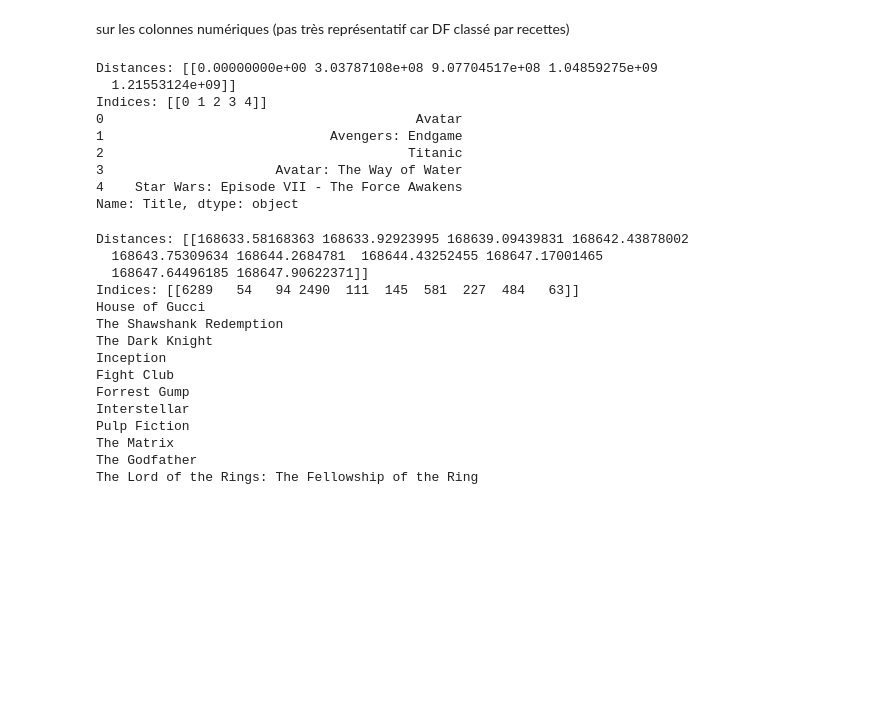
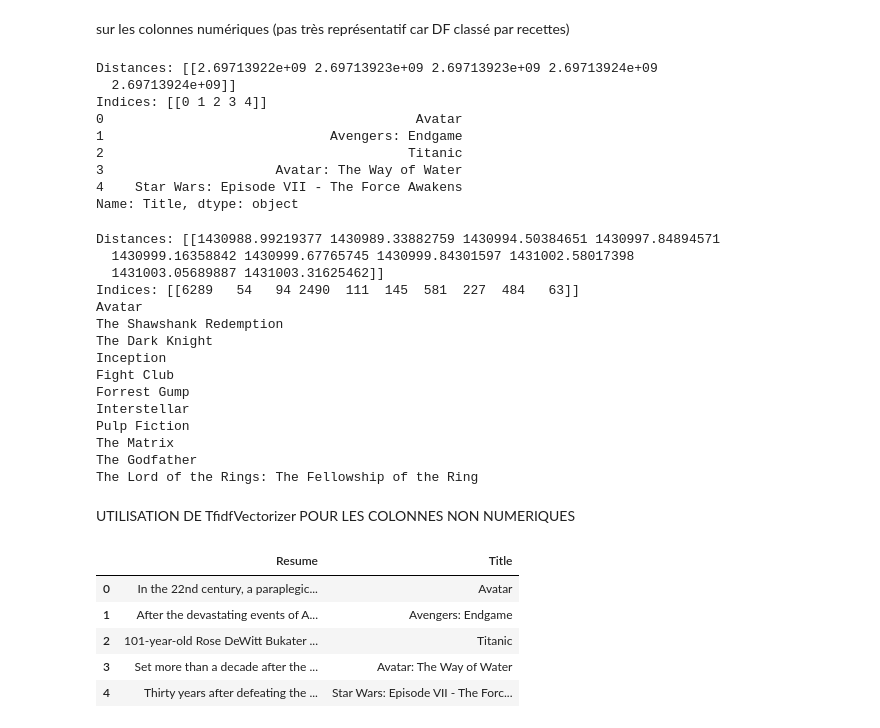
Before and after one commit to Jean-Patrick-Alcolea/Projet-2, a Jupyter notebook: notebooks/exploration KNN Antoine.ipynb, the cells around one changed output. Drawn from its saved outputs; the diff is of its cells as text; code cells hidden in the pictures; blank space fills up the shorter version.

```diff
--- a/notebooks/exploration KNN Antoine.ipynb
+++ b/notebooks/exploration KNN Antoine.ipynb
@@ -44,0 +26,26 @@ data_copy = data
+# %%
+def clean_row(row):
+    return row.replace("[", "").replace("]", "").replace("'", "")
+data_copy.drop(columns= ['Profit','Revenue', 'Budget'], inplace=True) #trop de valeurs manquantes, DF faussé
+data_copy['ProductionCountries'] = data_copy['ProductionCountries'].apply(lambda x: 'Unknown' if x =='\\N' else x)
+data_copy['Writers'] = data_copy['Writers'].apply(lambda x: 'Unknown' if x== '\\N'  else x)
+data_copy['Resume'] = data_copy['Resume'].apply(lambda x: 'Unknown' if x == '\\N'  else x)
+data_copy['Poster'] = data_copy['Poster'].apply(lambda x: 'Unknown' if x == '\\N'  else x)
+#nettoyage de la colonne Year (il semblerait qu'il y ait qu'une ligne avec une valeur '\N')
+data_copy['Year'] = data_copy['Year'].replace('\\N', np.nan)
+data_copy = data_copy.dropna(subset=['Year'])
+#On convertit la colonne Year en int pour pouvoir l'utiliser dans le modèle
+data_copy['Year'] = data_copy['Year'].astype(int)
+data_copy['Resume'].fillna('Unknown', inplace=True)
+df_runtime = data_copy[data_copy['Runtime'] != '\\N']
+df_runtime['Runtime'] = df_runtime['Runtime'].astype(int)
+data_copy['Runtime'] = data_copy['Runtime'].apply(lambda x: df_runtime['Runtime'].median() if x == '\\N' else x)
+data_copy['Runtime'] = data_copy['Runtime'].astype(int)
+data_copy['Runtime'].describe()
+data_copy['ProductionCountries'].fillna('Unknown', inplace=True)
+data_copy['ProductionCountries'] = data_copy['ProductionCountries'].apply(clean_row)
+data_copy['ProductionCompanies'] = data_copy['ProductionCompanies'].apply(clean_row)
+data_copy['ProductionCountries'] = data_copy['ProductionCountries'].apply(
+    lambda x: ', '.join(dict.fromkeys(str(x).split(', ')))
+)
+data_copy['Writers'].fillna('Unknown', inplace=True)
@@ -76,8 +110,3 @@ data_copy['ProductionCountries'] = data_copy['ProductionCountries'].apply(lambda
-# %%
-#Remplacer les valeurs manquantes des colonnes Writers, Resume, Poster
-data_copy['Writers'] = data_copy['Writers'].apply(lambda x: ['Unknown'] if pd.isna(x) else x)
-data_copy['Resume'] = data_copy['Resume'].apply(lambda x: ['Unknown'] if pd.isna(x) else x)
-data_copy['Poster'] = data_copy['Poster'].apply(lambda x: ['Unknown'] if pd.isna(x) else x)
 # %%
 data_copy['Resume'].sample(10)
 # %% [output]
@@ -156,7 +180,9 @@ les résultats indiquent que le knn fonctionnent mais ne sert à rien puisque ba
 # %% [markdown]
 une fois les indices trouvés : boucle pour afficher le poster
 # %%
-url = 'https://image.tmdb.org/t/p/w500'
-for i in indices:
-    print(url+data_copy['Poster'].iloc[i])
+pd.options.display.max_rows = 999
+url = 'https://image.tmdb.org/t/p/w185'
+for i in indices[0]:
+    a = url+data_copy['Poster'].iloc[i]
+    print(a)
 # %% [output]
@@ -179,7 +208,7 @@ Index(['Year', 'Rating', 'Votes', 'Budget', 'Revenue', 'Profit'], dtype='object'
 # %% [markdown]
 sur les colonnes numériques (pas très représentatif car DF classé par recettes)
 # %%
-X_num = data_copy.select_dtypes('number')
+X_num = data_copy.select_dtypes('number').drop(columns=['Revenue'])
 
 pipeline = Pipeline([
     ('scaler', StandardScaler()),
@@ -189,14 +218,14 @@ pipeline = Pipeline([
 
 pipeline.fit(X_num)
 
-distances, indices = knn.kneighbors(X_num.iloc[[0]])
+distances, indices = pipeline.named_steps['knn'].kneighbors(X_num.iloc[[0]])
 print("Distances:", distances)
 print("Indices:", indices)
 for i in indices:
     print(data_copy['Title'].iloc[i])
 # %% [output]
-Distances: [[0.00000000e+00 3.03787108e+08 9.07704517e+08 1.04859275e+09
-  1.21553124e+09]]
+Distances: [[2.69713922e+09 2.69713923e+09 2.69713923e+09 2.69713924e+09
+  2.69713924e+09]]
 Indices: [[0 1 2 3 4]]
 0                                        Avatar
 1                             Avengers: Endgame
@@ -205,28 +234,28 @@ Indices: [[0 1 2 3 4]]
 4    Star Wars: Episode VII - The Force Awakens
 Name: Title, dtype: object
 # %%
-X_rates = data_copy[['Rating', 'Votes']]
+X_rates_year = data_copy[['Rating', 'Votes', 'Year']]
 
 pipeline = Pipeline([
     ('scaler', StandardScaler()),
     ('knn', NearestNeighbors(n_neighbors=10, metric='euclidean'))
 ])
 
-film = 1500
-pipeline.fit(X_rates)
+film = 0
+pipeline.fit(X_rates_year)
 
-distances, indices = pipeline.named_steps['knn'].kneighbors(X_rates.iloc[[film]])
+distances, indices = pipeline.named_steps['knn'].kneighbors(X_rates_year.iloc[[film]])
 print("Distances:", distances)
 print("Indices:", indices)
 print(data_copy['Title'].iloc[film])
 for i in indices[0]:
     print(data_copy['Title'].iloc[i])
 # %% [output]
-Distances: [[168633.58168363 168633.92923995 168639.09439831 168642.43878002
-  168643.75309634 168644.2684781  168644.43252455 168647.17001465
-  168647.64496185 168647.90622371]]
+Distances: [[1430988.99219377 1430989.33882759 1430994.50384651 1430997.84894571
+  1430999.16358842 1430999.67765745 1430999.84301597 1431002.58017398
+  1431003.05689887 1431003.31625462]]
 Indices: [[6289   54   94 2490  111  145  581  227  484   63]]
-House of Gucci
+Avatar
 The Shawshank Redemption
 The Dark Knight
 Inception
@@ -237,3 +266,5 @@ Pulp Fiction
 The Matrix
 The Godfather
 The Lord of the Rings: The Fellowship of the Ring
+# %% [markdown]
+UTILISATION DE TfidfVectorizer POUR LES COLONNES NON NUMERIQUES
@@ -239,0 +294,9 @@ The Lord of the Rings: The Fellowship of the Ring
+# %%
+data_copy[['Resume','Title']].head()
+# %% [output]
+|  | Resume | Title |
+| 0 | In the 22nd century, a paraplegic... | Avatar |
+| 1 | After the devastating events of A... | Avengers: Endgame |
+| 2 | 101-year-old Rose DeWitt Bukater ... | Titanic |
+| 3 | Set more than a decade after the ... | Avatar: The Way of Water |
+| 4 | Thirty years after defeating the ... | Star Wars: Episode VII - The Forc... |
```
Also changed, not shown: parts of 21 cells of this notebook.
